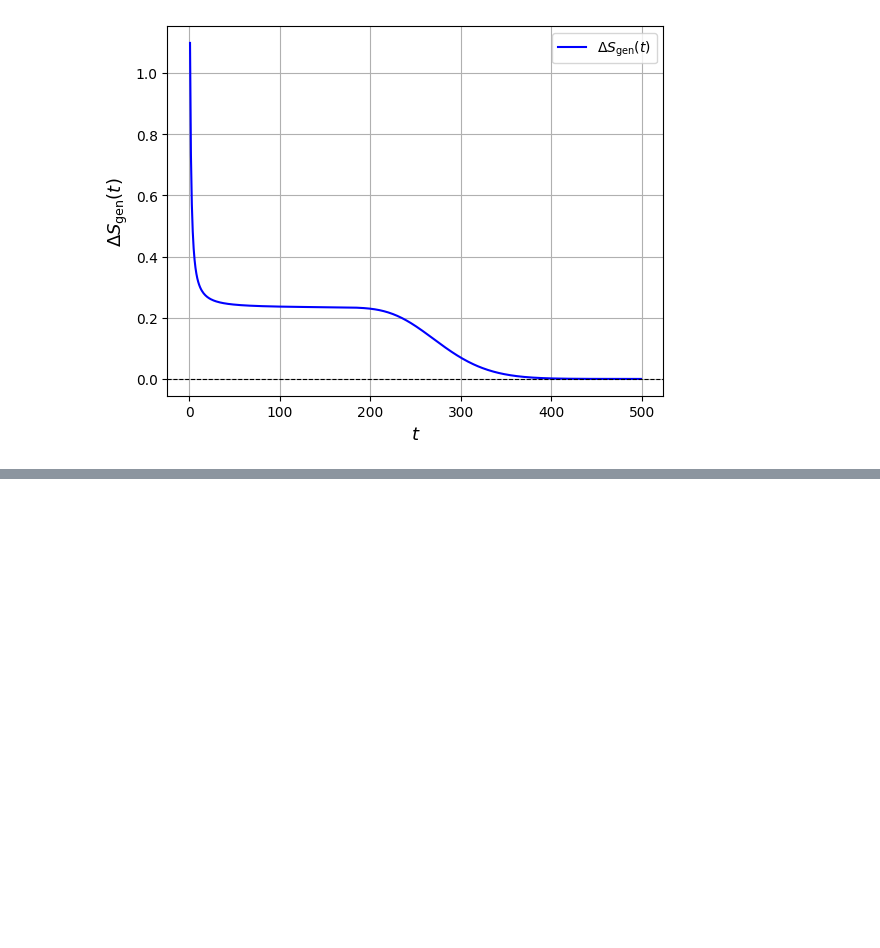
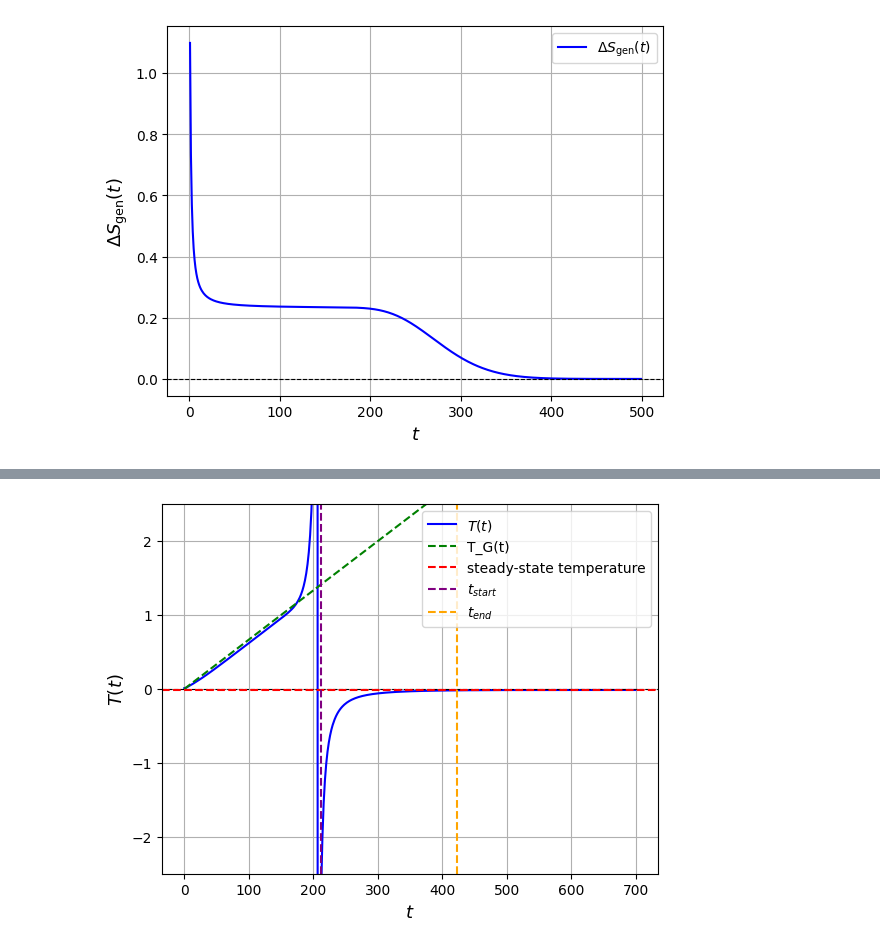
Before and after one commit to pedrolinckm/OQW-Thermodynamics, a Jupyter notebook: thermodynamics_oqw.ipynb, the cells around one changed output, grey strips where cells are left out. Drawn from its saved outputs; the diff is of its cells as text; code cells hidden in the pictures; blank space fills up the shorter version.

```diff
--- a/thermodynamics_oqw.ipynb
+++ b/thermodynamics_oqw.ipynb
@@ -694,0 +734,34 @@ LaTeX Output:
+# %%
+#Derivative of entropy with respect to mean energy
+N = 100
+omega = 2/3
+tmax = 700
+t_values = np.arange(tmax)
+epsilon = 0.01
+S_values = np.array([
+    S_entropy(N, omega, t) for t in t_values
+])
+mean_energy_values = np.array([
+    mean_energy_evolution(N, omega, epsilon, t) for t in t_values
+])
+dS_dt = np.gradient(S_values,  t_values)
+dE_dt = np.gradient(mean_energy_values,  t_values)
+T_vals = dE_dt / dS_dt
+
+T_gaussian = 2*(2*omega-1)*epsilon * t_values
+
+plt.plot(t_values, T_vals, color='blue', label=r'$T(t)$')
+plt.plot(t_values, T_gaussian, color='green', linestyle='--', label='T_G(t)')
+plt.axhline(0, color='black', linewidth=0.8, linestyle='--')
+plt.xlabel(r'$t$', fontsize=13)
+plt.ylabel(r'$T(t)$', fontsize=13)
+plt.axhline(- epsilon/ (np.log(omega / (1 - omega))), color='red', linestyle='--', label = 'steady-state temperature')
+plt.axvline(t_start(N,omega), color='purple', linestyle='--', label=r'$t_{start}$')
+plt.axvline(t_end(N,omega), color='orange', linestyle='--', label=r'$t_{end}$')
+plt.legend()
+plt.grid(True)
+plt.savefig("evolution_temperature.pgf")
+plt.ylim(-2.5,2.5)
+plt.show()
+# %% [output]
+[figure, added]
```
Also changed, not shown: parts of 2 cells of this notebook, 5 other files.
